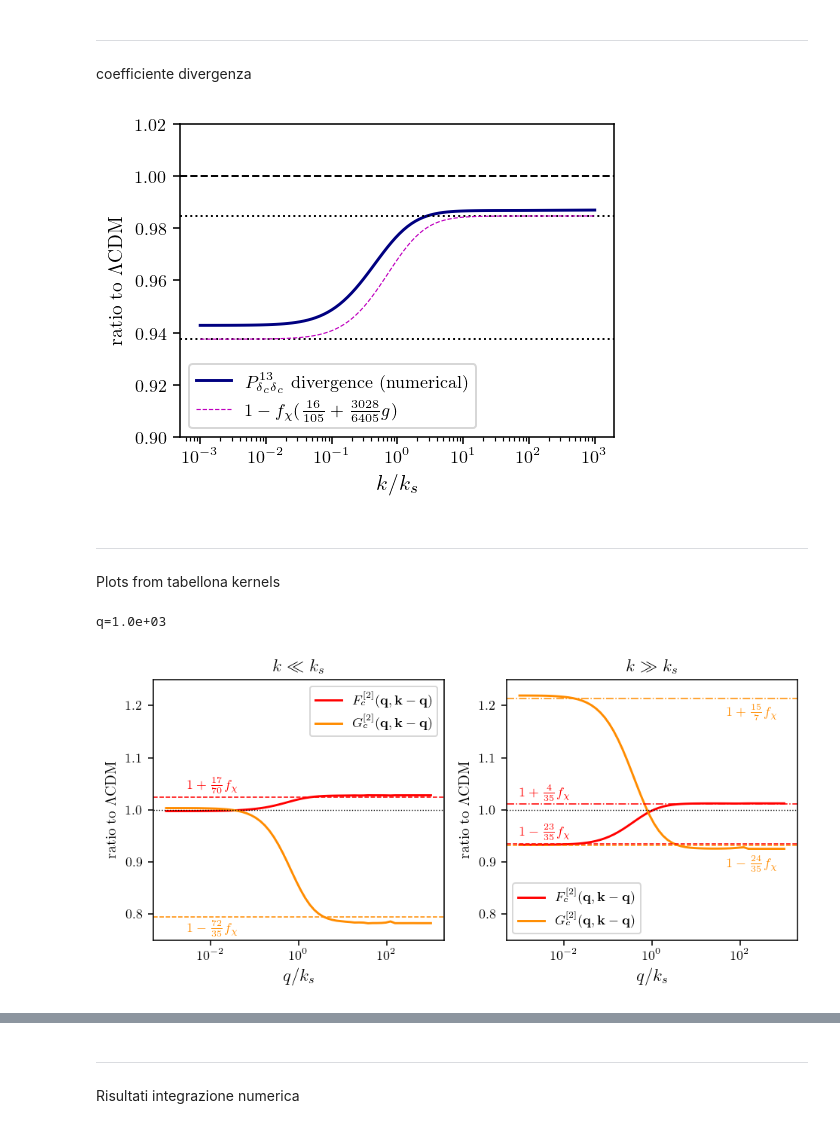
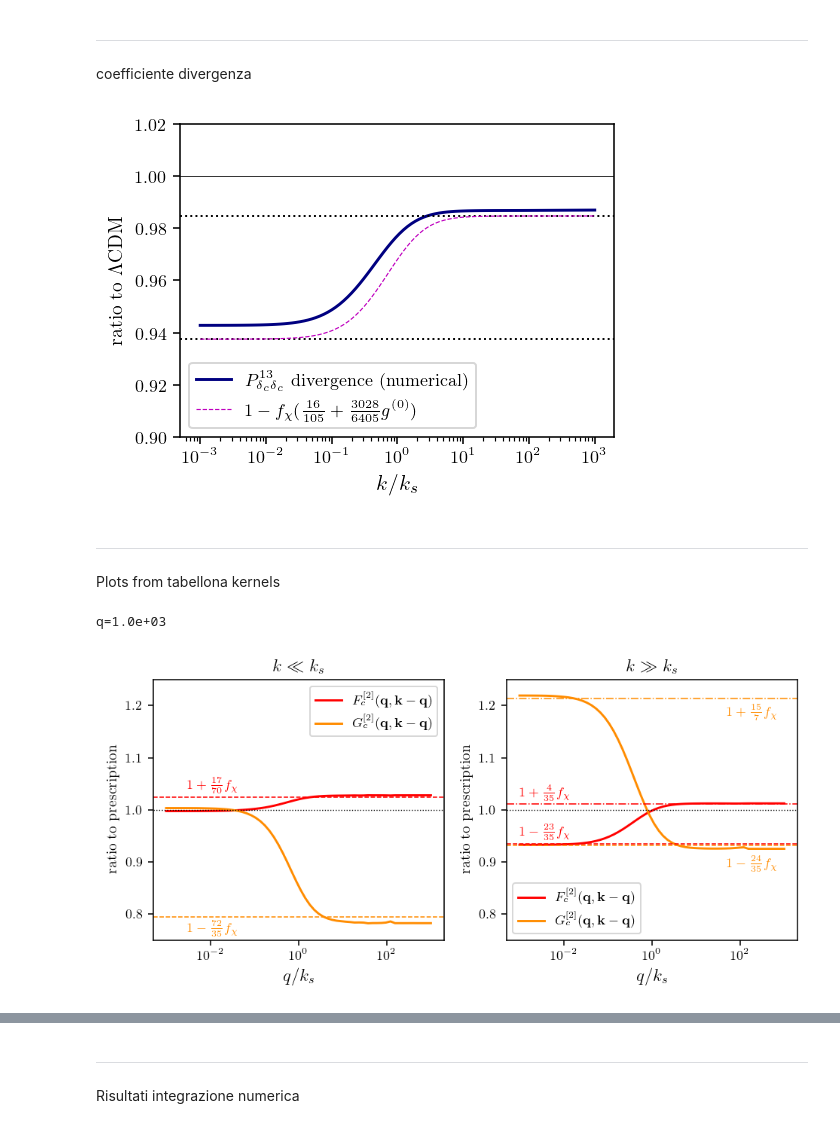
Before and after one commit to fverd/class, a Jupyter notebook: soundspeed-scripts/plots4paper/section_3.ipynb, the cells around one changed output, grey strips where cells are left out. Drawn from its saved outputs; the diff is of its cells as text; code cells hidden in the pictures.

```diff
--- a/soundspeed-scripts/plots4paper/section_3.ipynb
+++ b/soundspeed-scripts/plots4paper/section_3.ipynb
@@ -39,36 +39,36 @@ supprshift=8
 p=2
 nk = NumKernels(fx=fx, kref=kref, fullt=fullt, rtol=0.0001, p=p, supprshift=supprshift)
 
 eta, val = np.loadtxt('/home/fverdian/class/soundspeed-scripts/plots4paper/UV-Pcc_F3Data.dat', unpack=True)
 
 div_of_eta = interp1d(eta, val, fill_value='extrapolate')
 
 
 plt.figure(figsize=(4., 2.9), dpi=140)
 
 Edsdiv = -61/630/np.pi**2
 lim1 = (Edsdiv + 0.1* 286/4725/np.pi**2)
 lim2 = (Edsdiv + 0.1* 488/33075/np.pi**2)
 
 kvals = np.logspace(-3,3,100)
 plt.plot(kvals,div_of_eta(-2*np.log(kvals))/Edsdiv, 'navy', label=r'$P^{13}_{\delta_c\delta_c}$ divergence (numerical)')
 
-plt.axhline(1, color='k', linestyle='--', linewidth=1)
+plt.axhline(1, color='k', linestyle='-', linewidth=0.4)
 plt.axhline(lim1/Edsdiv, color='k', linestyle=':', linewidth=1)
 plt.axhline(lim2/Edsdiv, color='k', linestyle=':', linewidth=1)
 
-plt.plot(kvals,1-0.1*(16/105 + 3028/6405*nk.g_an(-2*np.log(kvals))), 'm--', linewidth=0.6, label=r'$1-f_\chi(\frac{16}{105} + \frac{3028}{6405}g)$')
+plt.plot(kvals,1-0.1*(16/105 + 3028/6405*nk.g_an(-2*np.log(kvals))), 'm--', linewidth=0.6, label=r'$1-f_\chi(\frac{16}{105} + \frac{3028}{6405}g^{(0)})$')
 
 
 plt.legend()
 plt.ylim([0.9,1.02])
 plt.ylabel(r'ratio to $\Lambda$CDM')
 plt.xscale('log')
 plt.xlabel(r'$k/k_s$', fontsize=11)
 # plt.savefig('/home/fverdian/class/soundspeed-scripts/figure/Pcc-UV-divergence.pdf', bbox_inches='tight')
 plt.show()
 # %% [output]
-[figure, old version]
+[figure, new version]
 # %% [markdown]
 ----
 Plots from tabellona kernels
@@ -118,7 +118,7 @@ ax1.text(3.e-3, 0.765, r'$1-\frac{72}{35}f_\chi$', color='darkorange', fontsize=
 ax1.legend(loc='upper right')
 ax1.set_ylim([0.75,1.25])
 ax1.set_title(r'$k\ll k_s$', fontsize=12)
-ax1.set_ylabel(r'ratio to $\Lambda$CDM')
+ax1.set_ylabel(r'ratio to prescription')
 ax1.set_xscale('log')
 ax1.set_xlabel(r'$q/k_s$', fontsize=12)
 
@@ -153,7 +153,7 @@ ax2.axhline(1, color='k', linestyle=':', linewidth=0.7)
 ax2.legend(loc='lower left')
 ax2.set_title(r'$k\gg k_s$', fontsize=12)
 ax2.set_xscale('log')
-ax2.set_ylabel(r'ratio to $\Lambda$CDM')
+ax2.set_ylabel(r'ratio to prescription')
 ax2.set_xlabel(r'$q/k_s$', fontsize=12)
 ax2.set_ylim([0.75,1.25])
 plt.tight_layout()
@@ -161,7 +161,7 @@ plt.tight_layout()
 plt.show()
 # %% [output]
 q=1.0e+03
-[figure, old version]
+[figure, new version]
 # %%
 fig, (ax1, ax2) = plt.subplots(1, 2, figsize=(6.85, 3.4), dpi=140)
 
```
Also changed, not shown: parts of 6 cells of this notebook, 14 other files.
